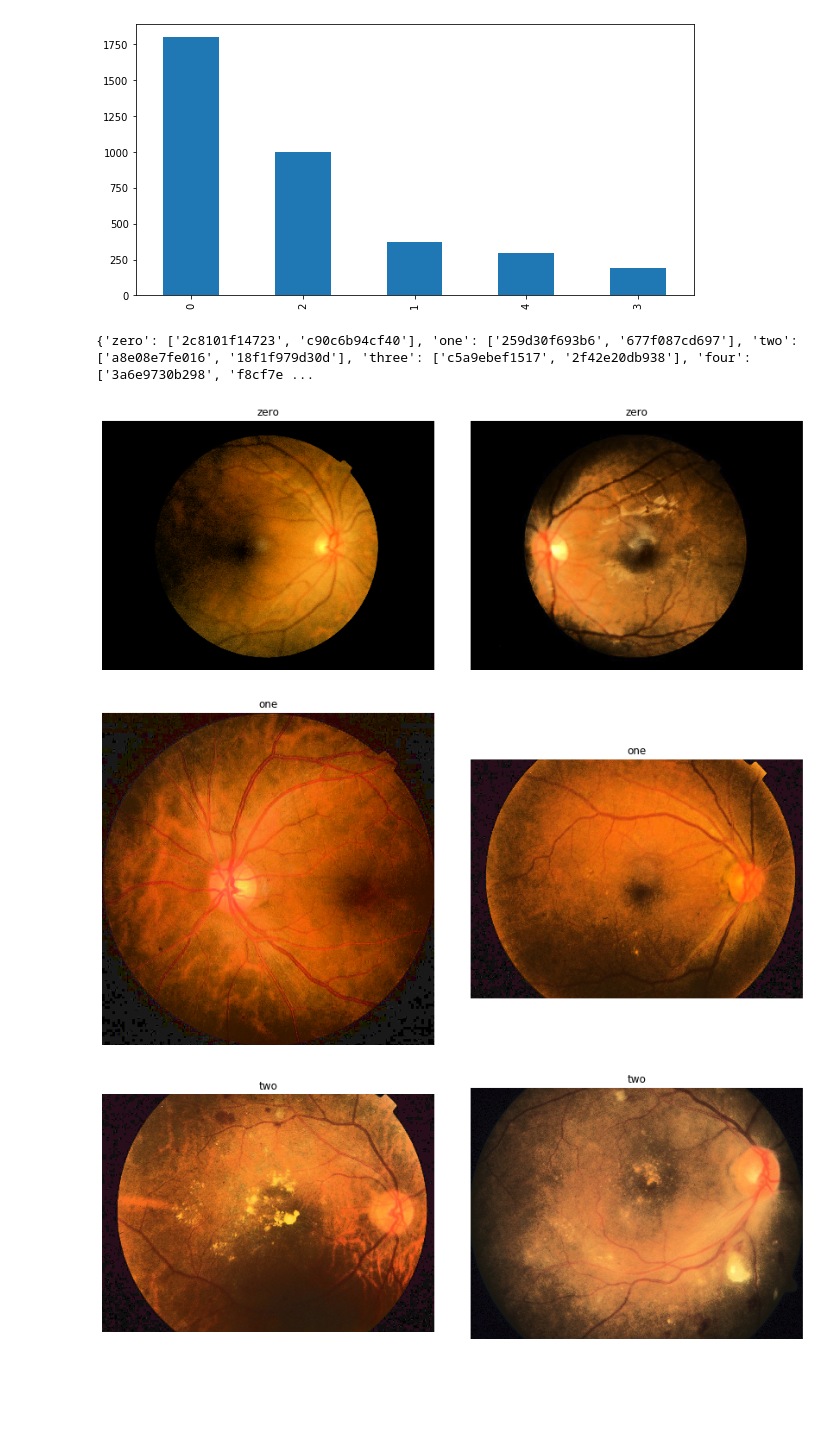
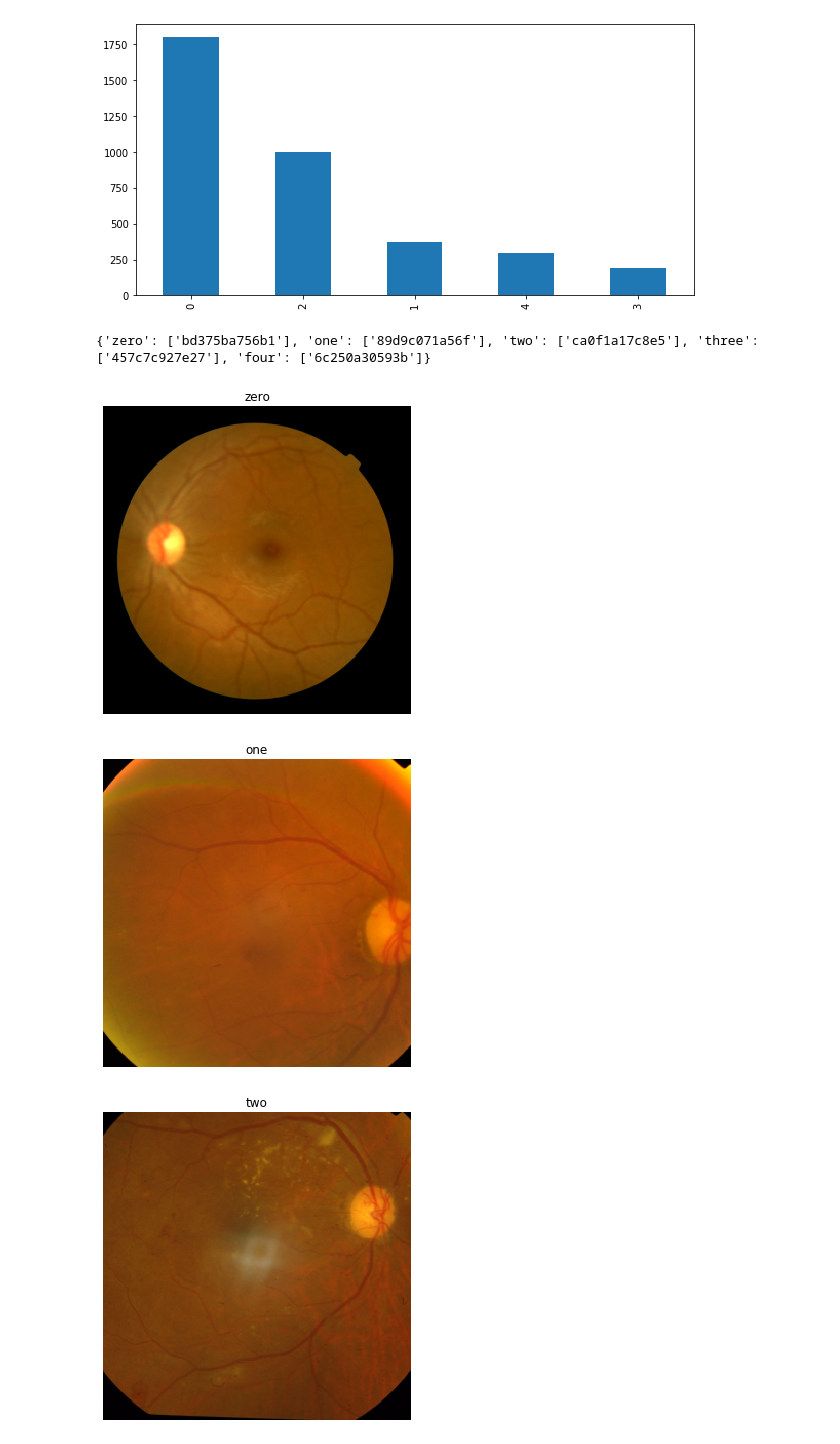
Before and after one commit to KarthikKothareddy/blindness_detection, a Jupyter notebook: blindness_detection.ipynb, the cells around one changed output. Saved outputs shown, nothing was run; the diff lists cells and outputs as text; code cells hidden in the pictures; blank space fills up the shorter version.

Commit message:
histogram eq]

```diff
--- a/blindness_detection.ipynb
+++ b/blindness_detection.ipynb
@@ -48,7 +48,7 @@ Name: diagnosis, dtype: int64
 [figure]
 # %%
 # get random images from each class and display
-columns = 2
+columns = 1
 classes = {
     "zero": list(train_df.loc[train_df["diagnosis"] == 0].sample(n=columns).id_code),
     "one": list(train_df.loc[train_df["diagnosis"] == 1].sample(n=columns).id_code),
@@ -70,41 +70,73 @@ four.name = "4"
 """
 print(classes)
 # %% [output]
-{'zero': ['2c8101f14723', 'c90c6b94cf40'], 'one': ['259d30f693b6', '677f087cd697'], 'two': ['a8e08e7fe016', '18f1f979d30d'], 'three': ['c5a9ebef1517', '2f42e20db938'], 'four': ['3a6e9730b298', 'f8cf7e ...
+{'zero': ['bd375ba756b1'], 'one': ['89d9c071a56f'], 'two': ['ca0f1a17c8e5'], 'three': ['457c7c927e27'], 'four': ['6c250a30593b']}
 # %%
+def rescale(image, width, height, aspect_aware, interpolation=cv2.INTER_AREA):
+    # if specified to preserve aspect ratio
+    if aspect_aware:
+        h, w = image.shape[:2]
+        dW = 0
+        dH = 0
+        # if width is smaller than height
+        if w < h:
+            image = imutils.resize(
+                image,
+                width=width,
+                inter=interpolation
+            )
+            dH = int((image.shape[0] - height) / 2.0)
+        # if height is smaller than width
+        else:
+            image = imutils.resize(
+                image,
+                height=height,
+                inter=interpolation
+            )
+            dW = int((image.shape[1] - width) / 2.0)
+        h, w = image.shape[:2]
+        image = image[dH:h - dH, dW:w - dW]
+    # finally return the resized image
+    return cv2.resize(image, (width, height), interpolation=interpolation)
+
+
 def preprocess(image, input_mode="grayscale"):
     img = image
     # convert to uint8 watch out after new definition
     # img = image.astype(np.uint8)
     # if the image is of bgr then equalize each channel and join back
     if input_mode == "bgr":
+        img = cv2.cvtColor(img, cv2.COLOR_BGR2RGB)
+        """
         img = cv2.cvtColor(img, cv2.COLOR_BGR2HSV)
         H, S, V = cv2.split(img)
         _V = cv2.equalizeHist(V)
         img = cv2.merge([H, S, _V])
         img = cv2.cvtColor(img, cv2.COLOR_HSV2RGB)
+        """
     # if grayscale image
     elif input_mode == "grayscale":
         img = cv2.equalizeHist(img)
+    img = rescale(img, 300, 300, aspect_aware=True)
     return img
 
 # this method displays images for two classes above and below
 def display(classes, columns, cmap=None):
     for _class in classes:
         #print(random_images)
-        fig, axes = plt.subplots(nrows=1, ncols=columns, figsize=(12, 10), squeeze=False)
+        fig, axes = plt.subplots(nrows=1, ncols=columns, figsize=(5, 5), squeeze=False)
         fig.tight_layout()
         for l in range(1):
             for m, img in enumerate(classes[_class]):
                 image = preprocess(cv2.imread("train_images/{}.png".format(img)), input_mode="bgr")
                 axes[l][m].imshow(image, cmap=cmap)
                 axes[l][m].axis("off")
                 axes[l][m].set_title(_class)
     # done displaying
 
 # display images
 display(classes, columns)
 # %% [output]
-[figure, old version]
+[figure, new version]
-[figure, old version]
+[figure, new version]
-[figure, old version]
+[figure, new version]
```
Also changed, not shown: parts of 5 cells of this notebook.
